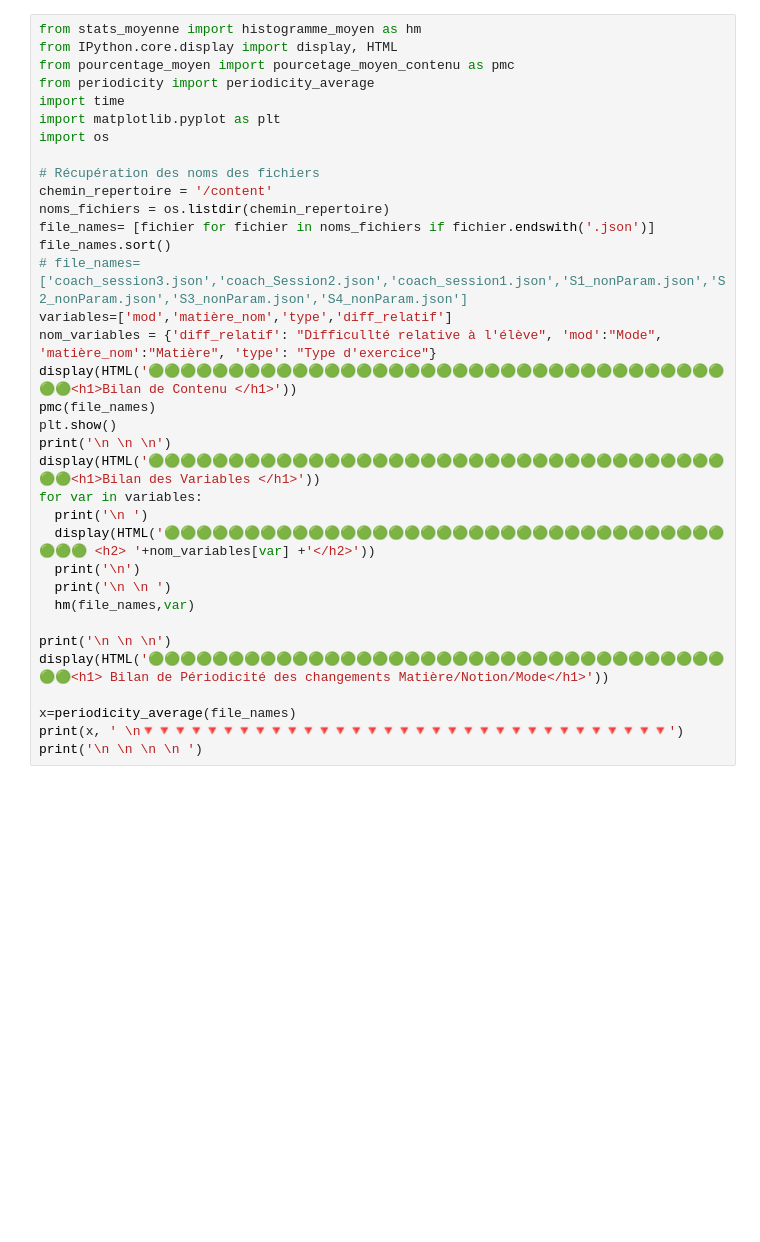
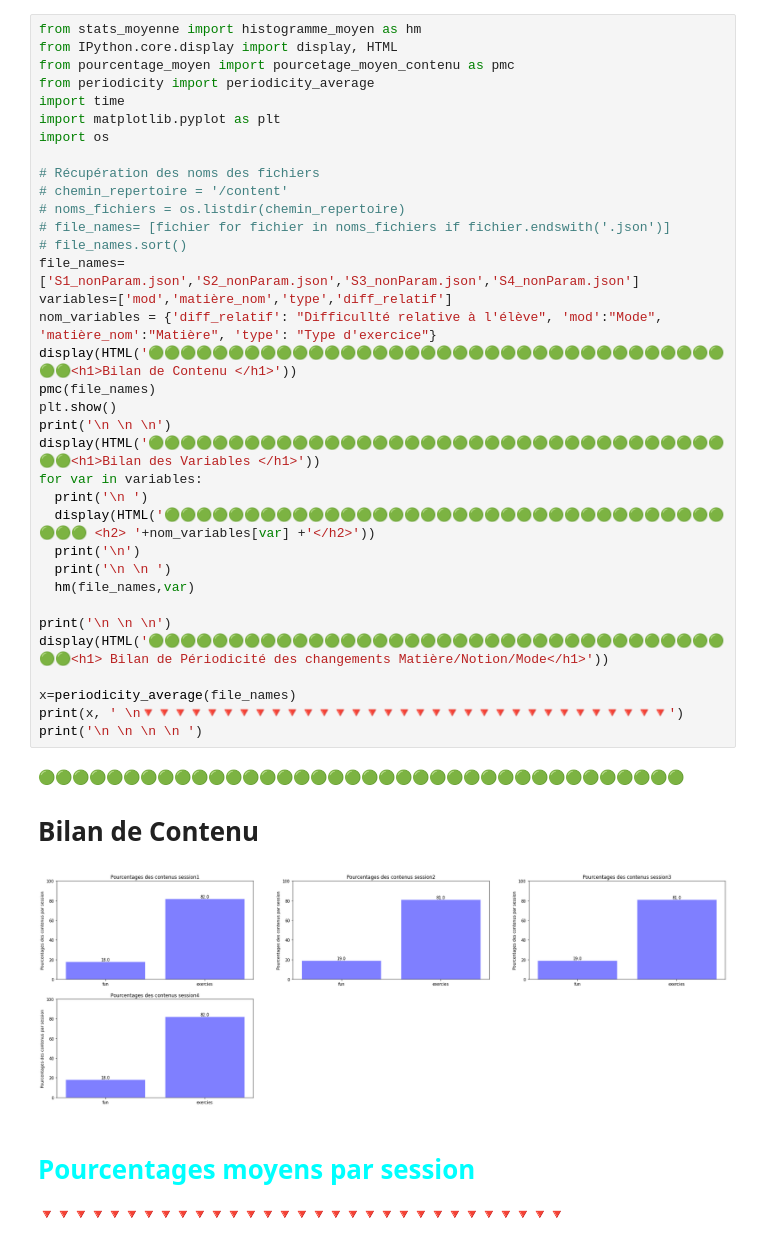
Before and after one commit to OussamaELhansali/Summary_CoachWiloki, a Jupyter notebook: Bilan_version_finale.ipynb, the cells around one changed output. Cells and saved outputs as stored; diff of their text form; blank space fills up the shorter version.

Commit message:
Bilan final updates

```diff
--- a/Bilan_version_finale.ipynb
+++ b/Bilan_version_finale.ipynb
@@ -2,35 +2,40 @@
 from stats_moyenne import histogramme_moyen as hm
 from IPython.core.display import display, HTML
 from pourcentage_moyen import pourcetage_moyen_contenu as pmc
 from periodicity import periodicity_average
 import time
 import matplotlib.pyplot as plt
 import os
 
 # Récupération des noms des fichiers
-chemin_repertoire = '/content'
-noms_fichiers = os.listdir(chemin_repertoire)
-file_names= [fichier for fichier in noms_fichiers if fichier.endswith('.json')]
-file_names.sort()
-# file_names= ['coach_session3.json','coach_Session2.json','coach_session1.json','S1_nonParam.json','S2_nonParam.json','S3_nonParam.json','S4_nonParam.json']
+# chemin_repertoire = '/content'
+# noms_fichiers = os.listdir(chemin_repertoire)
+# file_names= [fichier for fichier in noms_fichiers if fichier.endswith('.json')]
+# file_names.sort()
+file_names= ['S1_nonParam.json','S2_nonParam.json','S3_nonParam.json','S4_nonParam.json']
 variables=['mod','matière_nom','type','diff_relatif']
 nom_variables = {'diff_relatif': "Difficullté relative à l'élève", 'mod':"Mode", 'matière_nom':"Matière", 'type': "Type d'exercice"}
 display(HTML('🟢🟢🟢🟢🟢🟢🟢🟢🟢🟢🟢🟢🟢🟢🟢🟢🟢🟢🟢🟢🟢🟢🟢🟢🟢🟢🟢🟢🟢🟢🟢🟢🟢🟢🟢🟢🟢🟢<h1>Bilan de Contenu </h1>'))
 pmc(file_names)
 plt.show()
 print('\n \n \n')
 display(HTML('🟢🟢🟢🟢🟢🟢🟢🟢🟢🟢🟢🟢🟢🟢🟢🟢🟢🟢🟢🟢🟢🟢🟢🟢🟢🟢🟢🟢🟢🟢🟢🟢🟢🟢🟢🟢🟢🟢<h1>Bilan des Variables </h1>'))
 for var in variables:
   print('\n ')
   display(HTML('🟢🟢🟢🟢🟢🟢🟢🟢🟢🟢🟢🟢🟢🟢🟢🟢🟢🟢🟢🟢🟢🟢🟢🟢🟢🟢🟢🟢🟢🟢🟢🟢🟢🟢🟢🟢🟢🟢 <h2> '+nom_variables[var] +'</h2>'))
   print('\n')
   print('\n \n ')
   hm(file_names,var)
 
 print('\n \n \n')
 display(HTML('🟢🟢🟢🟢🟢🟢🟢🟢🟢🟢🟢🟢🟢🟢🟢🟢🟢🟢🟢🟢🟢🟢🟢🟢🟢🟢🟢🟢🟢🟢🟢🟢🟢🟢🟢🟢🟢🟢<h1> Bilan de Périodicité des changements Matière/Notion/Mode</h1>'))
 
 x=periodicity_average(file_names)
 print(x, ' \n🔻🔻🔻🔻🔻🔻🔻🔻🔻🔻🔻🔻🔻🔻🔻🔻🔻🔻🔻🔻🔻🔻🔻🔻🔻🔻🔻🔻🔻🔻🔻🔻🔻')
 print('\n \n \n \n ')
 # %% [output]
+🟢🟢🟢🟢🟢🟢🟢🟢🟢🟢🟢🟢🟢🟢🟢🟢🟢🟢🟢🟢🟢🟢🟢🟢🟢🟢🟢🟢🟢🟢🟢🟢🟢🟢🟢🟢🟢🟢
+Bilan de Contenu
+[figure, added]
+Pourcentages moyens par session
+🔻🔻🔻🔻🔻🔻🔻🔻🔻🔻🔻🔻🔻🔻🔻🔻🔻🔻🔻🔻🔻🔻🔻🔻🔻🔻🔻🔻🔻🔻🔻
```
Also changed, not shown: parts of 1 cell of this notebook.
